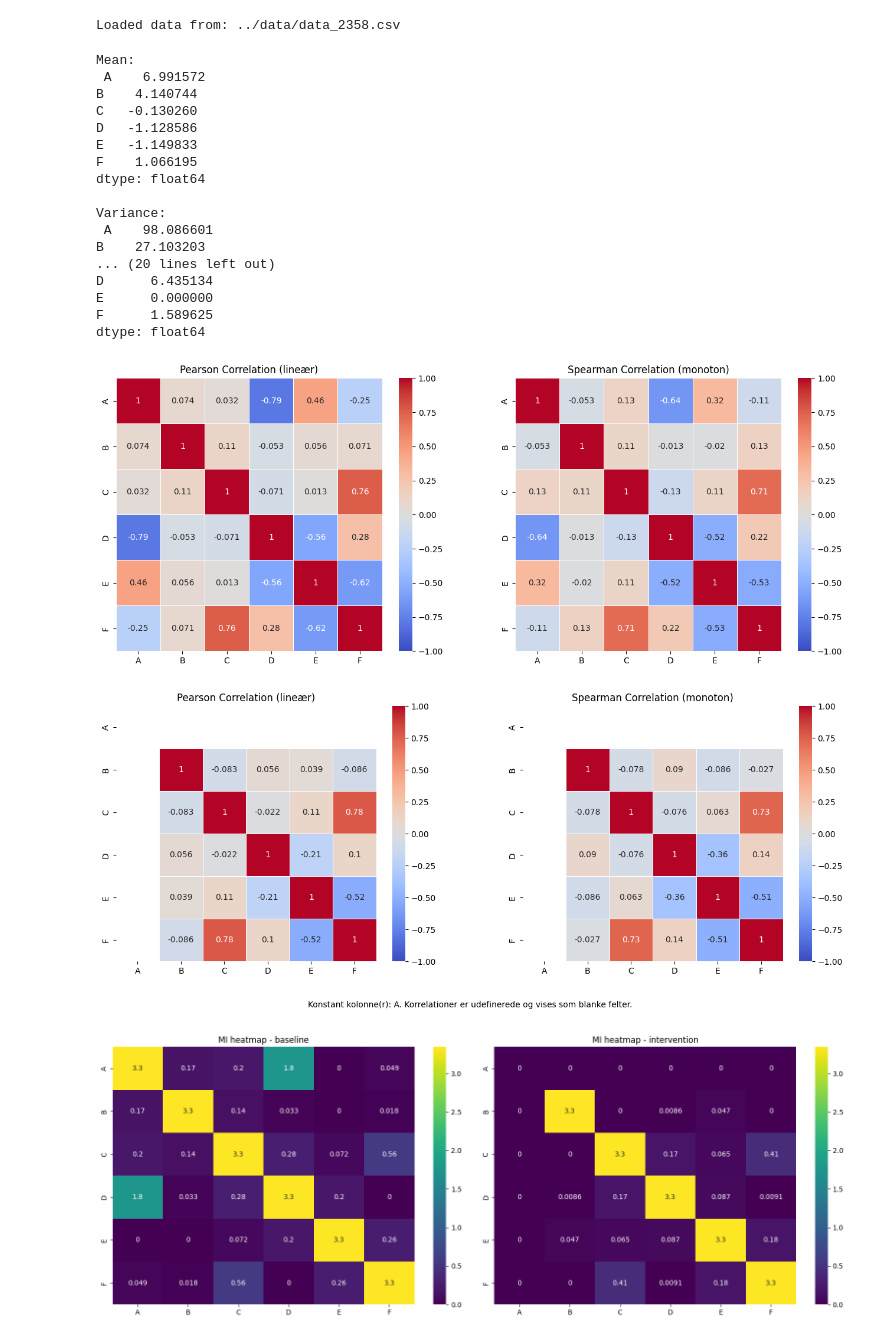
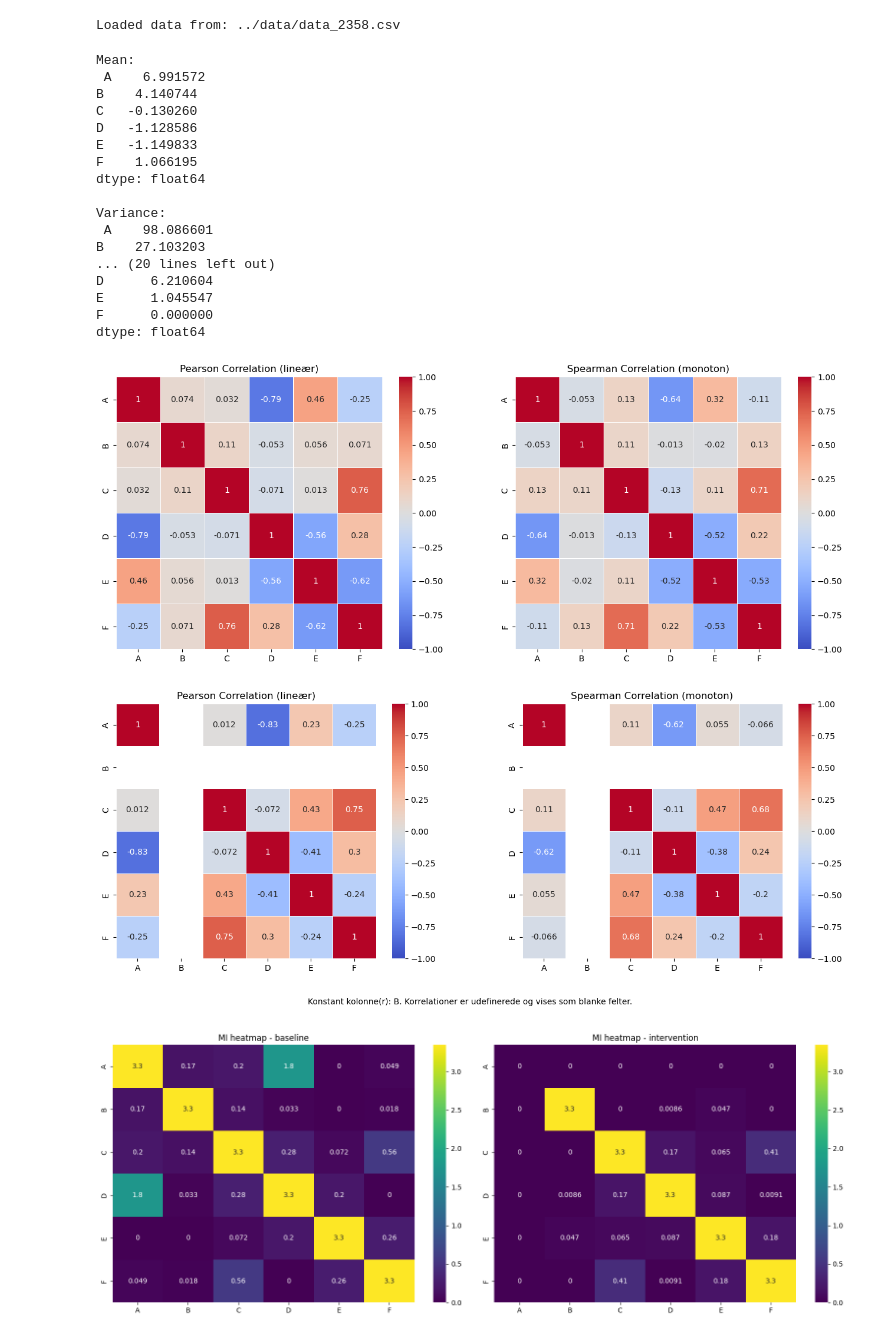
Before and after one commit to Nunk-sketch/AL3-MiniProject, a Jupyter notebook: sovs2/setup.ipynb, the cells around one changed output. Cells and saved outputs as stored; diff of their text form; code cells hidden in the pictures.

Commit message:
mo data mo noledge

```diff
--- a/sovs2/setup.ipynb
+++ b/sovs2/setup.ipynb
@@ -49,9 +49,11 @@ df_norm = normalize_columns(df_norm)
 df_int_nega_norm = normalize_columns(df_int_nega_norm)
 df_int_posa_norm = df_int_posa.copy()
 df_int_posa_norm = normalize_columns(df_int_posa_norm)
-# data_path_int_negd = r"..\data\-2d.csv" if os.name == "nt" else "../data/-2d.csv"
+data_path_int_neg = r"..\data\-2f.csv" if os.name == "nt" else "../data/-2f.csv"
 data_path_int_pos = r"..\data\2e.csv" if os.name == "nt" else "../data/2e.csv"
 df_int_pos = pd.read_csv(data_path_int_pos)
+df_int_neg = pd.read_csv(data_path_int_neg)
+df_int_neg = df_int_neg.iloc[:, 1:]  # Behold alt fra kolonne 1 og fremefter
 df_int_pos = df_int_pos.iloc[:, 1:]  # Behold alt fra kolonne 1 og fremefter
 df_int_pos_norm = df_int_pos.copy()
 df_int_pos_norm = normalize_columns(df_int_pos_norm)
@@ -63,7 +65,7 @@ def MeanVariance(df):
 mean, variance = MeanVariance(df)
 print("Mean:\n", mean)
 print("\nVariance:\n", variance)
-Mean, Variance = MeanVariance(df_int_pos)
+Mean, Variance = MeanVariance(df_int_neg)
 print("\nIntervention Data:")
 print("Mean:\n", Mean)
 print("\nVariance:\n", Variance)
@@ -81,41 +83,41 @@ Variance:
  A    98.086601
 B    27.103203
 ... (20 lines left out)
-D      6.435134
-E      0.000000
-F      1.589625
+D      6.210604
+E      1.045547
+F      0.000000
 dtype: float64
 # %%
 def compare_correlations(df, reference_columns=None):
     """Plot Pearson and Spearman correlations side by side"""
     numeric_df = df.select_dtypes(include=np.number).copy()
     if reference_columns is None:
         reference_columns = numeric_df.columns.tolist()
     pearson_corr = numeric_df.corr(method='pearson').reindex(index=reference_columns, columns=reference_columns)
     spearman_corr = numeric_df.corr(method='spearman').reindex(index=reference_columns, columns=reference_columns)
     constant_columns = [col for col in reference_columns if numeric_df[col].nunique(dropna=True) <= 1 if col in numeric_df.columns]
 
     fig, axes = plt.subplots(1, 2, figsize=(16, 6))
 
     # Pearson
     sns.heatmap(pearson_corr, annot=True, cmap="coolwarm", linewidths=0.5, ax=axes[0], vmin=-1, vmax=1)
     axes[0].set_title("Pearson Correlation (lineær)", fontsize=12)
 
     # Spearman
     sns.heatmap(spearman_corr, annot=True, cmap="coolwarm", linewidths=0.5, ax=axes[1], vmin=-1, vmax=1)
     axes[1].set_title("Spearman Correlation (monoton)", fontsize=12)
     if constant_columns:
         fig.subplots_adjust(bottom=0.16, wspace=0.25)
         fig.text(0.5, 0.03, f"Konstant kolonne(r): {', '.join(constant_columns)}. Korrelationer er udefinerede og vises som blanke felter.", ha='center', fontsize=10)
 
     plt.show()
 
 common_columns = df.select_dtypes(include=np.number).columns.tolist()
 compare_correlations(df, reference_columns=common_columns)
-compare_correlations(df_int, reference_columns=common_columns)
+compare_correlations(df_int_neg, reference_columns=common_columns)
 # %% [output]
 [figure]
-[figure, old version]
+[figure, new version]
 # %%
 from sklearn.feature_selection import mutual_info_regression
 
```
Also changed, not shown: parts of 1 cell of this notebook, 1 other file.
